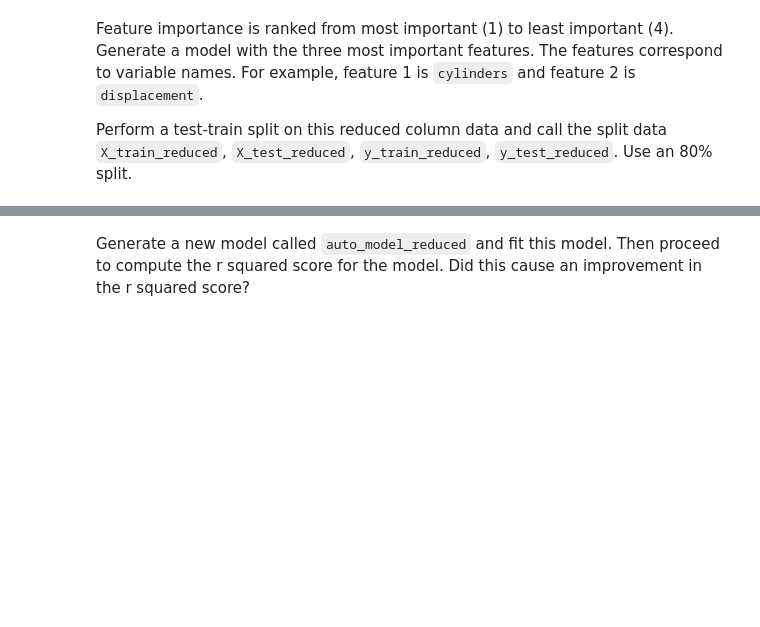
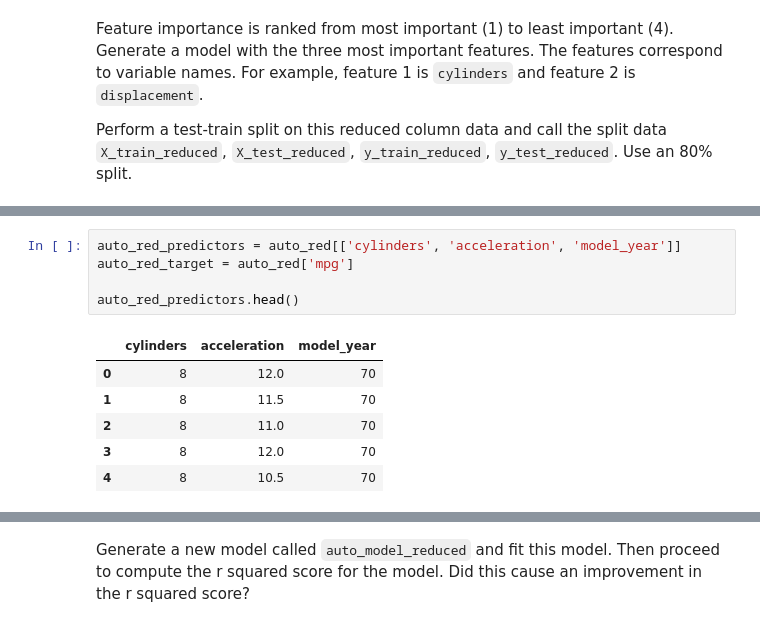
Before and after one commit to Ironhack-data-bcn-january-2023/lab-intro-to-sklearn, a Jupyter notebook: your-code/main.ipynb, the cells around one changed output, grey strips where cells are left out. Saved outputs shown, nothing was run; the diff lists cells and outputs as text; blank space fills up the shorter version.

```diff
--- a/your-code/main.ipynb
+++ b/your-code/main.ipynb
@@ -382,0 +446,12 @@ Perform a test-train split on this reduced column data and call the split data `
+# %%
+auto_red_predictors = auto_red[['cylinders', 'acceleration', 'model_year']]
+auto_red_target = auto_red['mpg']
+
+auto_red_predictors.head()
+# %% [output]
+|  | cylinders | acceleration | model_year |
+| 0 | 8 | 12.0 | 70 |
+| 1 | 8 | 11.5 | 70 |
+| 2 | 8 | 11.0 | 70 |
+| 3 | 8 | 12.0 | 70 |
+| 4 | 8 | 10.5 | 70 |
```
Also changed, not shown: parts of 18 cells of this notebook.
